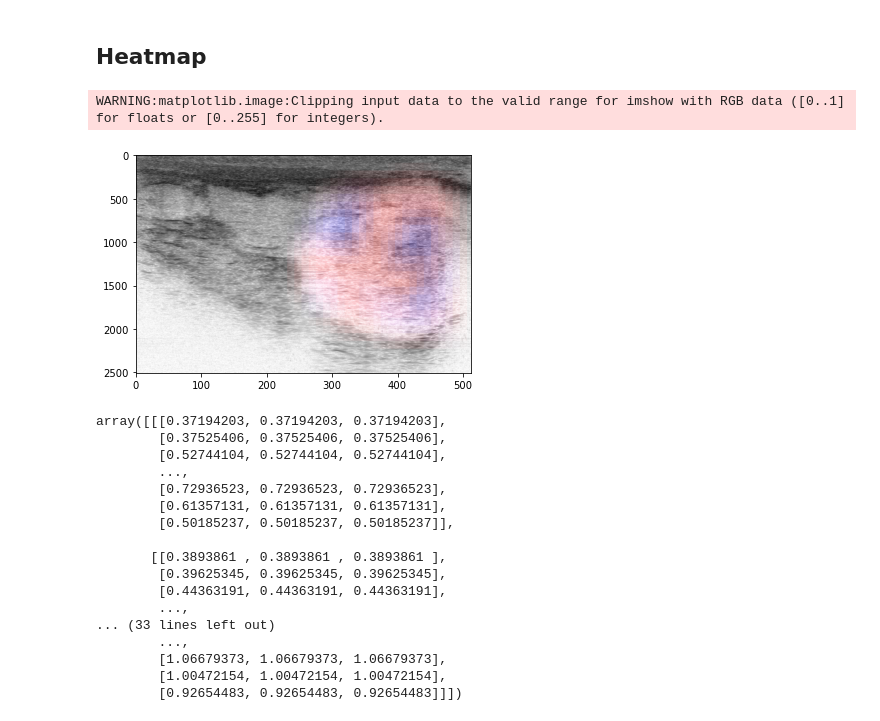
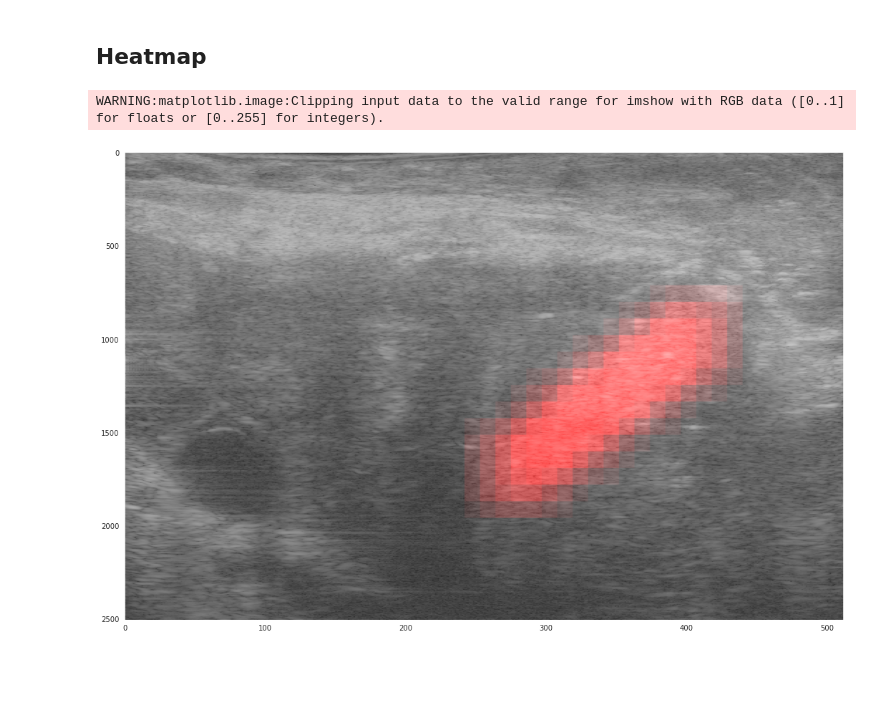
Before and after one commit to MahdiGilany/SSL_micro_ultrasound, a Jupyter notebook: notebooks/exact_heatmap.ipynb, the cells around one changed output. Drawn from its saved outputs; the diff is of its cells as text; code cells hidden in the pictures; blank space fills up the shorter version.

```diff
--- a/notebooks/exact_heatmap.ipynb
+++ b/notebooks/exact_heatmap.ipynb
@@ -59,9 +63,14 @@ plt.imshow(_bmode, 'gray_r',aspect='auto')
 from src.models.supervised.test_module import ExacTestFinetuner
 from src.models.self_supervised.finetuner_module import ExactFineTuner
 from src.models.self_supervised.vicreg.vicreg_module import VICReg
+inv = _core.metadata["pct_cancer"]
 
+# name = f"sl_{core_idx}_inv{inv}"
+# name = f"ssl-linear_{core_idx}_inv{inv}"
+name = f"ssl-semi_{core_idx}_inv{inv}"
 # network_ckpt_path = "./logs/experiments/runs/fintunUVA600_ckpt/2022-08-30_10-10-58/checkpoints/epoch_011.ckpt" #26
-network_ckpt_path = "./logs/experiments/runs/fintunUVA600_prstRgn_preTrnUVA600_ckpt/2022-08-30_20-08-30/checkpoints/epoch_051.ckpt"
+# network_ckpt_path = "./logs/experiments/runs/fintunUVA600_prstRgn_preTrnUVA600_ckpt/2022-08-30_20-08-30/checkpoints/epoch_051.ckpt"
+network_ckpt_path = "./logs/experiments/runs/fintunUVA600_prstRgn_preTrnUVA600_semi-sup_Novo/2022-08-16_10-40-47/checkpoints/epoch_011.ckpt"
 model = ExacTestFinetuner(test_module=ExactFineTuner(backbone=VICReg, semi_sup=True), ckpt_path=network_ckpt_path)
 model.eval()
 # %% [output]
@@ -83,10 +92,21 @@ ExacTestFinetuner(
   (train_acc): Accuracy()
 )
 # %%
+%%time
+batch_sz = 128
+no_batches = int(len(_core_data)/batch_sz)
+
 predictions = []
-for i in range(len(_core_data)):
-    _patch = _transform(torch.tensor(_core_data[i][0])).unsqueeze(0)
-    _repres = model.test_module.backbone(_patch)["feats"]
+positions = []
+for i in range(no_batches+1):
+    st_idx = i*batch_sz
+    end_idx = (i+1)*batch_sz if (i+1)*batch_sz<len(_core_data) else len(_core_data)
+
+    _ = [positions.append(_core_data[i][1]) for i in range(st_idx, end_idx)]
+    _data = [_transform(torch.tensor(_core_data[i][0])) for i in range(st_idx, end_idx)]
+    # _patch = _transform(torch.tensor(_core_data[i][0])).unsqueeze(0)
+    _patches = torch.stack(_data, dim=0)
+    _repres = model.test_module.backbone(_patches)["feats"]
     _repres = _repres.view(_repres.size(0), -1)
     _pred = model.test_module.linear_layer(_repres)
     predictions.append(_pred)
@@ -94,7 +117,3 @@ predictions = torch.cat(predictions)
-# %%
-positions = []
-for i in range(len(_core_data)):
-    positions.append(_core_data[i][1])
 # %% [markdown]
 ## Heatmap
 # %%
@@ -113,55 +132,40 @@ def plot_heatmap(bmode, prst_mask, predictions, patch_positions,  pred_transp=0.
     mm_to_pixel_axial = math.floor(bmode_copy.shape[0]/axial_mm)
     mm_to_pixel_lateral = math.floor(bmode_copy.shape[1]/lateral_mm)
     transp = pred_transp
 
     red_patch = np.zeros((5*mm_to_pixel_axial,5*mm_to_pixel_lateral,3), dtype=float)
     red_patch[:,:,0] = transp*np.ones((5*mm_to_pixel_axial,5*mm_to_pixel_lateral), dtype=float)
 
     blue_patch = np.zeros((5*mm_to_pixel_axial,5*mm_to_pixel_lateral,3), dtype=float)
     blue_patch[:,:,2] = transp*np.ones((5*mm_to_pixel_axial,5*mm_to_pixel_lateral), dtype=float)
 
     for i in range(len(predictions)):
         pred_patch = red_patch if predictions[i]>0 else blue_patch
 
         u_pos = math.floor(patch_positions[i][0]*mm_to_pixel_axial)
         d_pos = math.floor(patch_positions[i][1]*mm_to_pixel_axial)
         l_pos = math.floor(patch_positions[i][2]*mm_to_pixel_lateral)
         r_pos = math.floor(patch_positions[i][3]*mm_to_pixel_lateral)
 
 
         if prst_mask[math.floor((u_pos+d_pos)/2.),math.floor((l_pos+r_pos)/2.)]:
             bmode_copy[u_pos:d_pos, l_pos:r_pos] += pred_patch
 
-    plt.imshow(bmode_copy, aspect='auto')
-    plt.show()
-
     return bmode_copy
 
 _bmode_rgb = np.zeros((_bmode.shape[0],_bmode.shape[1],3))
-_bmode_rgb[:,:,0] = 1. - _bmode
-_bmode_rgb[:,:,1] = 1. - _bmode
-_bmode_rgb[:,:,2] = 1. - _bmode
+_bmode_rgb[:,:,0] = _bmode
+_bmode_rgb[:,:,1] = _bmode
+_bmode_rgb[:,:,2] = _bmode
 
 _prst_mask = resize(_prst_mask, (_bmode.shape[0],_bmode.shape[1]))
 # plt.imshow(_prst_mask, aspect='auto')
-plot_heatmap(_bmode_rgb, _prst_mask, torch.argmax(predictions,1), positions, pred_transp=0.01, bmode_transp=1.5)
+bmode_copy = plot_heatmap(_bmode_rgb, _prst_mask, torch.argmax(predictions,1), positions, pred_transp=0.06, bmode_transp=.8)
+plt.figure(figsize=(18,12))
+plt.grid(False)
+plt.imshow(bmode_copy,aspect='auto')
+plt.savefig(f"/home/mahdigilany/Desktop/{name}.png")
+plt.show()
 # %% [output]
 WARNING:matplotlib.image:Clipping input data to the valid range for imshow with RGB data ([0..1] for floats or [0..255] for integers).
-[figure, old version]
+[figure, new version]
-array([[[0.37194203, 0.37194203, 0.37194203],
-        [0.37525406, 0.37525406, 0.37525406],
-        [0.52744104, 0.52744104, 0.52744104],
-        ...,
-        [0.72936523, 0.72936523, 0.72936523],
-        [0.61357131, 0.61357131, 0.61357131],
-        [0.50185237, 0.50185237, 0.50185237]],
-
-       [[0.3893861 , 0.3893861 , 0.3893861 ],
-        [0.39625345, 0.39625345, 0.39625345],
-        [0.44363191, 0.44363191, 0.44363191],
-        ...,
-... (33 lines left out)
-        ...,
-        [1.06679373, 1.06679373, 1.06679373],
-        [1.00472154, 1.00472154, 1.00472154],
-        [0.92654483, 0.92654483, 0.92654483]]])
```
Also changed, not shown: parts of 3 cells of this notebook, 2 other files.
